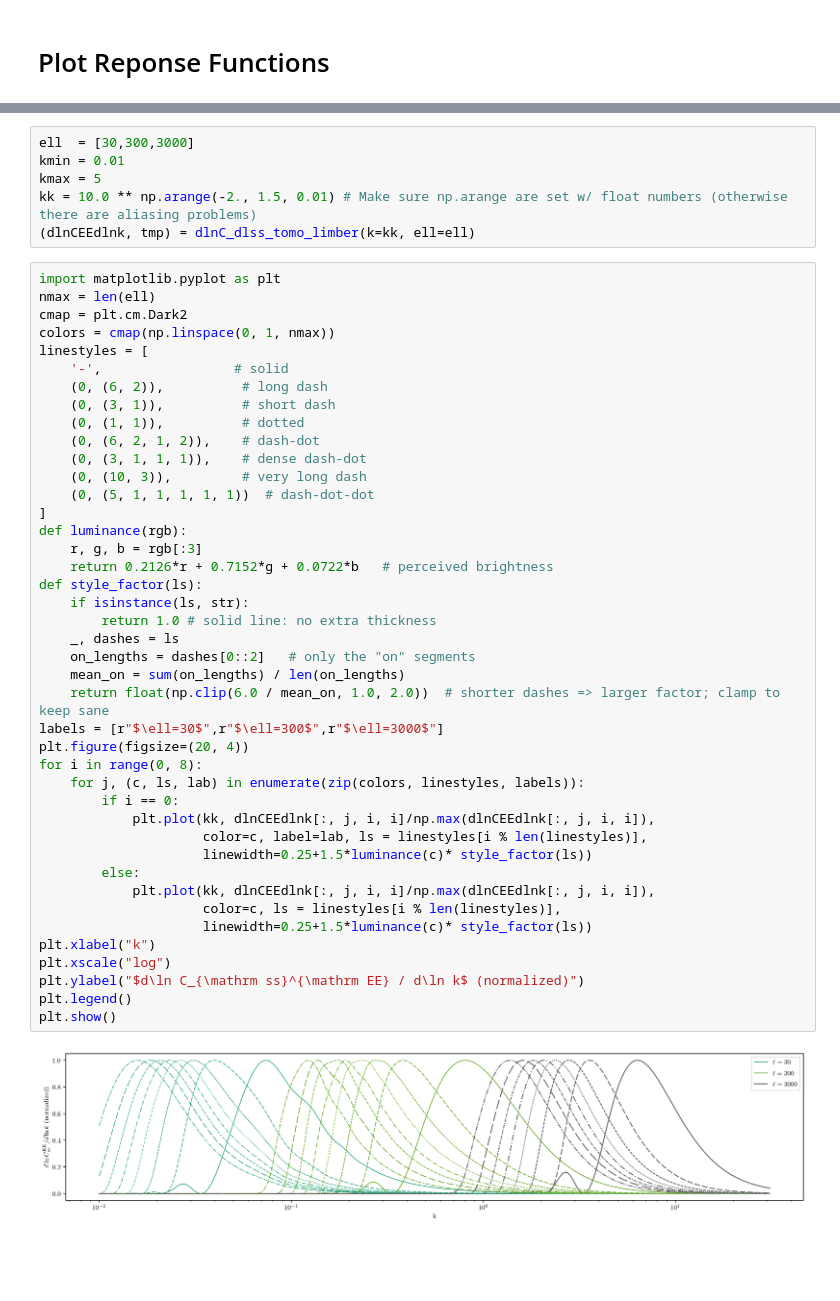
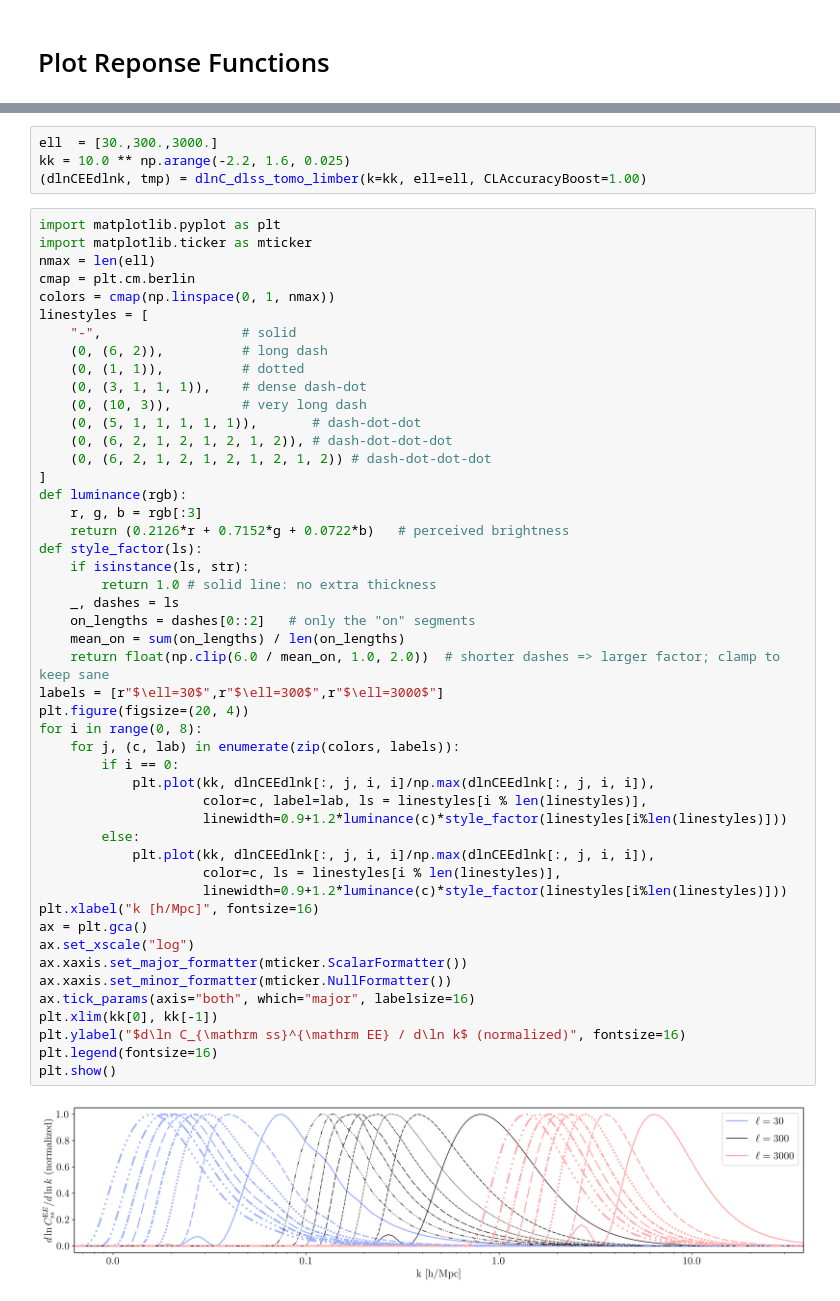
Before and after one commit to SBU-COSMOLIKE/cocoa_roman_real, a Jupyter notebook: EXAMPLE_EVALUATE1.ipynb, the cells around one changed output, grey strips where cells are left out. Drawn from its saved outputs; the diff is of its cells as text; blank space fills up the shorter version.

```diff
--- a/EXAMPLE_EVALUATE1.ipynb
+++ b/EXAMPLE_EVALUATE1.ipynb
@@ -1363,52 +1361,56 @@ def dlnC_dlss_tomo_limber(k,
         ci.init_baryons_contamination(sim = baryon_sims, allsims=allsims)
     return ci.dlnC_ss_dlnk_tomo_limber(k = k, l = ell)
 # %%
-ell  = [30,300,3000]
-kmin = 0.01
-kmax = 5
-kk = 10.0 ** np.arange(-2., 1.5, 0.01) # Make sure np.arange are set w/ float numbers (otherwise there are aliasing problems)
-(dlnCEEdlnk, tmp) = dlnC_dlss_tomo_limber(k=kk, ell=ell)
+ell  = [30.,300.,3000.]
+kk = 10.0 ** np.arange(-2.2, 1.6, 0.025)
+(dlnCEEdlnk, tmp) = dlnC_dlss_tomo_limber(k=kk, ell=ell, CLAccuracyBoost=1.00)
 # %%
 import matplotlib.pyplot as plt
+import matplotlib.ticker as mticker
 nmax = len(ell)
-cmap = plt.cm.Dark2
+cmap = plt.cm.berlin
 colors = cmap(np.linspace(0, 1, nmax))
 linestyles = [
-    '-',                 # solid
+    "-",                  # solid
     (0, (6, 2)),          # long dash
-    (0, (3, 1)),          # short dash
     (0, (1, 1)),          # dotted
-    (0, (6, 2, 1, 2)),    # dash-dot
     (0, (3, 1, 1, 1)),    # dense dash-dot
     (0, (10, 3)),         # very long dash
-    (0, (5, 1, 1, 1, 1, 1))  # dash-dot-dot
+    (0, (5, 1, 1, 1, 1, 1)),       # dash-dot-dot
+    (0, (6, 2, 1, 2, 1, 2, 1, 2)), # dash-dot-dot-dot
+    (0, (6, 2, 1, 2, 1, 2, 1, 2, 1, 2)) # dash-dot-dot-dot
 ]
 def luminance(rgb):
     r, g, b = rgb[:3]
-    return 0.2126*r + 0.7152*g + 0.0722*b   # perceived brightness
+    return (0.2126*r + 0.7152*g + 0.0722*b)   # perceived brightness
 def style_factor(ls):
     if isinstance(ls, str):
         return 1.0 # solid line: no extra thickness
     _, dashes = ls
     on_lengths = dashes[0::2]   # only the "on" segments
     mean_on = sum(on_lengths) / len(on_lengths)
     return float(np.clip(6.0 / mean_on, 1.0, 2.0))  # shorter dashes => larger factor; clamp to keep sane
 labels = [r"$\ell=30$",r"$\ell=300$",r"$\ell=3000$"]
 plt.figure(figsize=(20, 4))
 for i in range(0, 8):
-    for j, (c, ls, lab) in enumerate(zip(colors, linestyles, labels)):
+    for j, (c, lab) in enumerate(zip(colors, labels)):
         if i == 0:
             plt.plot(kk, dlnCEEdlnk[:, j, i, i]/np.max(dlnCEEdlnk[:, j, i, i]),
                      color=c, label=lab, ls = linestyles[i % len(linestyles)],
-                     linewidth=0.25+1.5*luminance(c)* style_factor(ls))
+                     linewidth=0.9+1.2*luminance(c)*style_factor(linestyles[i%len(linestyles)]))
         else:
             plt.plot(kk, dlnCEEdlnk[:, j, i, i]/np.max(dlnCEEdlnk[:, j, i, i]),
                      color=c, ls = linestyles[i % len(linestyles)],
-                     linewidth=0.25+1.5*luminance(c)* style_factor(ls))
-plt.xlabel("k")
-plt.xscale("log")
-plt.ylabel("$d\ln C_{\mathrm ss}^{\mathrm EE} / d\ln k$ (normalized)")
-plt.legend()
+                     linewidth=0.9+1.2*luminance(c)*style_factor(linestyles[i%len(linestyles)]))
+plt.xlabel("k [h/Mpc]", fontsize=16)
+ax = plt.gca()
+ax.set_xscale("log")
+ax.xaxis.set_major_formatter(mticker.ScalarFormatter())
+ax.xaxis.set_minor_formatter(mticker.NullFormatter())
+ax.tick_params(axis="both", which="major", labelsize=16)
+plt.xlim(kk[0], kk[-1])
+plt.ylabel("$d\ln C_{\mathrm ss}^{\mathrm EE} / d\ln k$ (normalized)", fontsize=16)
+plt.legend(fontsize=16)
 plt.show()
 # %% [output]
-[figure, old version]
+[figure, new version]
```
Also changed, not shown: parts of 7 cells of this notebook, 1 other file.
